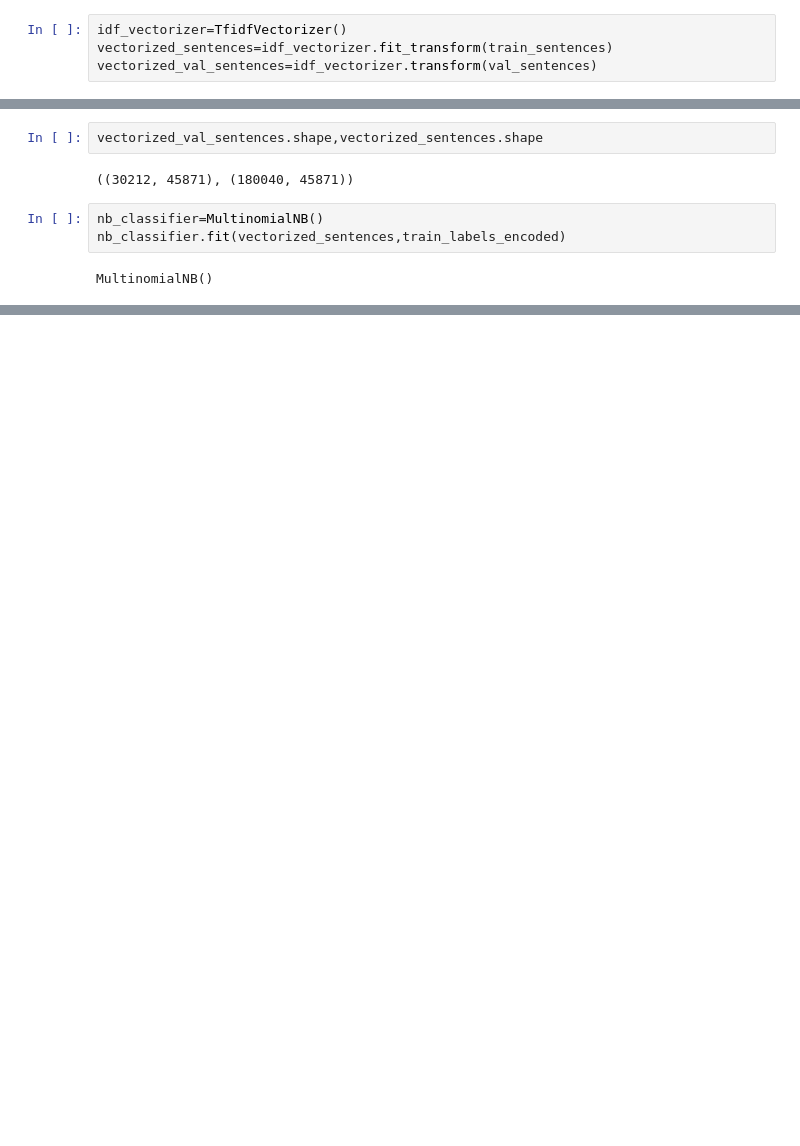
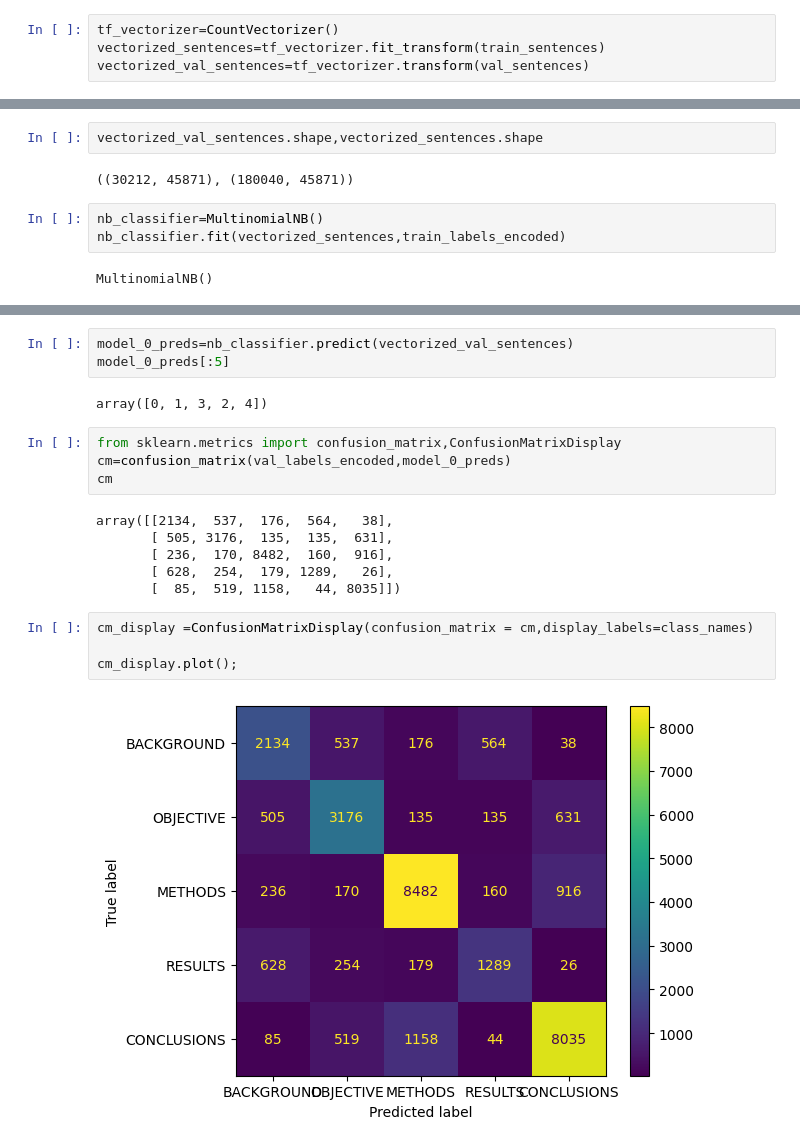
Before and after one commit to MananShukla7/SkimLit, a Jupyter notebook: skimlit.ipynb, the cells around one changed output, grey strips where cells are left out. Drawn from its saved outputs; the diff is of its cells as text; blank space fills up the shorter version.

```diff
--- a/skimlit.ipynb
+++ b/skimlit.ipynb
@@ -464,9 +458,9 @@ from sklearn.naive_bayes import MultinomialNB
 from sklearn.feature_extraction.text import TfidfVectorizer
 from sklearn.feature_extraction.text import CountVectorizer
 # %%
-idf_vectorizer=TfidfVectorizer()
-vectorized_sentences=idf_vectorizer.fit_transform(train_sentences)
-vectorized_val_sentences=idf_vectorizer.transform(val_sentences)
+tf_vectorizer=CountVectorizer()
+vectorized_sentences=tf_vectorizer.fit_transform(train_sentences)
+vectorized_val_sentences=tf_vectorizer.transform(val_sentences)
 # %%
 len(train_sentences),vectorized_sentences.data
 # %% [output]
@@ -491,0 +481,21 @@ nb_classifier.score(vectorized_val_sentences,val_labels_encoded)
+# %%
+model_0_preds=nb_classifier.predict(vectorized_val_sentences)
+model_0_preds[:5]
+# %% [output]
+array([0, 1, 3, 2, 4])
+# %%
+from sklearn.metrics import confusion_matrix,ConfusionMatrixDisplay
+cm=confusion_matrix(val_labels_encoded,model_0_preds)
+cm
+# %% [output]
+array([[2134,  537,  176,  564,   38],
+       [ 505, 3176,  135,  135,  631],
+       [ 236,  170, 8482,  160,  916],
+       [ 628,  254,  179, 1289,   26],
+       [  85,  519, 1158,   44, 8035]])
+# %%
+cm_display =ConfusionMatrixDisplay(confusion_matrix = cm,display_labels=class_names)
+
+cm_display.plot();
+# %% [output]
+[figure, added]
```
Also changed, not shown: parts of 19 cells of this notebook.
